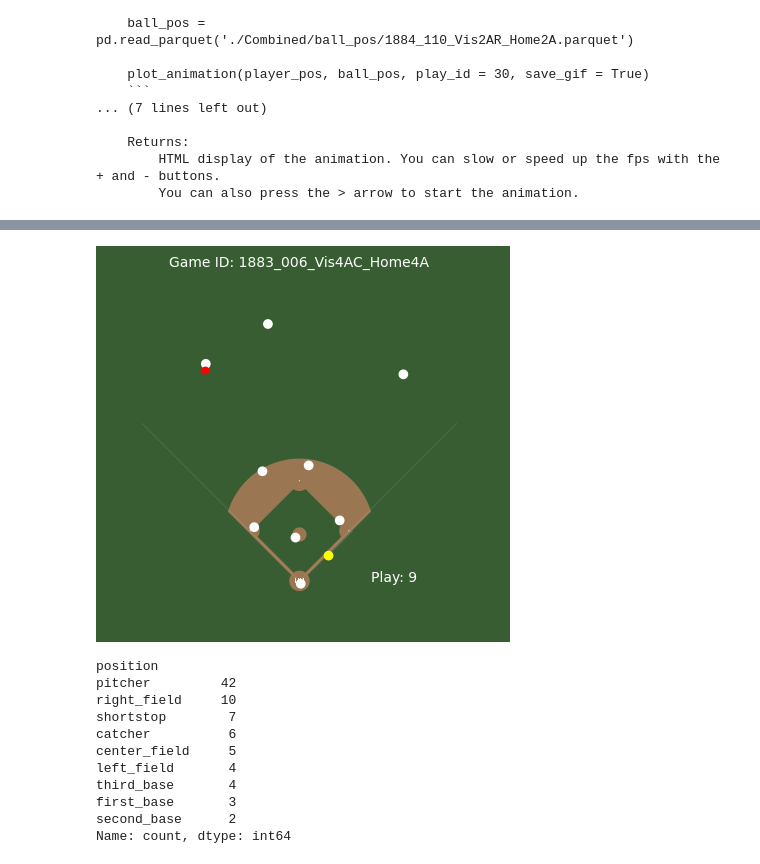
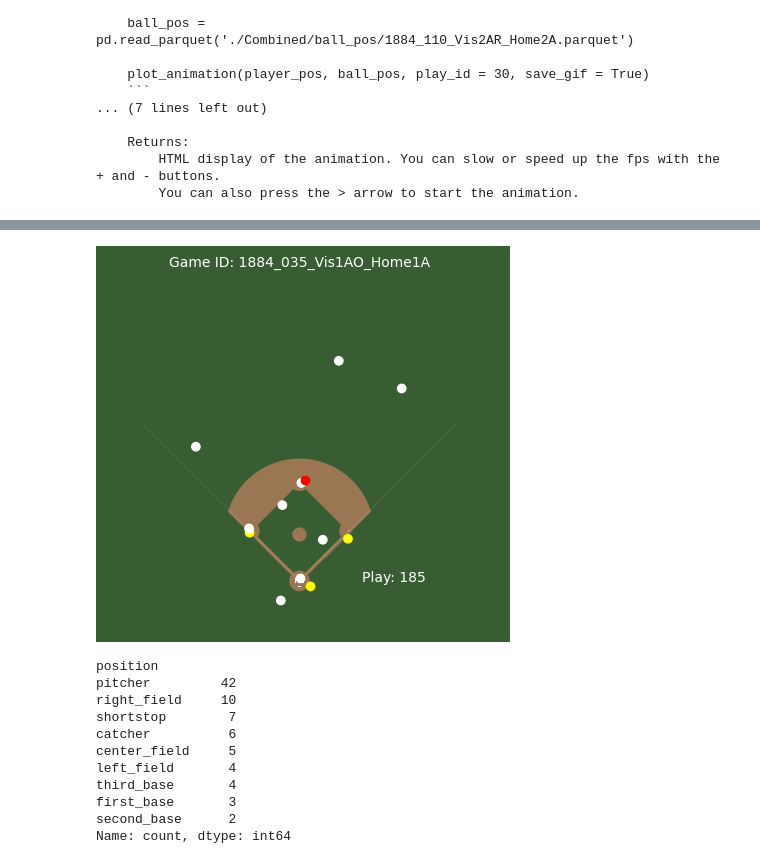
Before and after one commit to EddietheProgrammer/SMT-Data-Challenge, a Jupyter notebook: Data Manipulation & Cleaning.ipynb, the cells around one changed output, grey strips where cells are left out. Cells and saved outputs as stored; diff of their text form; code cells hidden in the pictures.

```diff
--- a/Data Manipulation & Cleaning.ipynb
+++ b/Data Manipulation & Cleaning.ipynb
@@ -476,13 +697,13 @@ plot_animation(player_position_df: pandas.core.frame.DataFrame, ball_position_df
         HTML display of the animation. You can slow or speed up the fps with the + and - buttons.
         You can also press the > arrow to start the animation.
 # %%
-pp = pd.read_parquet('./Combined/player_pos/1883_006_Vis4AC_Home4A.parquet')
-bp = pd.read_parquet('./Combined/ball_pos/1883_006_Vis4AC_Home4A.parquet')
+pp = pd.read_parquet('./Combined/player_pos/1884_035_Vis1AO_Home1A.parquet')
+bp = pd.read_parquet('./Combined/ball_pos/1884_035_Vis1AO_Home1A.parquet')
 
-plot_animation(pp, bp, play_id = 9)
+plot_animation(pp, bp, play_id = 185)
 # %% [output]
 [interactive output not drawn]
-[figure, old version]
+[figure, new version]
 # %%
 unique_teams = team_info.groupby('player_id')['home_team'].nunique().sort_values(ascending = False).reset_index()
 
```
Also changed, not shown: parts of 29 cells of this notebook.
